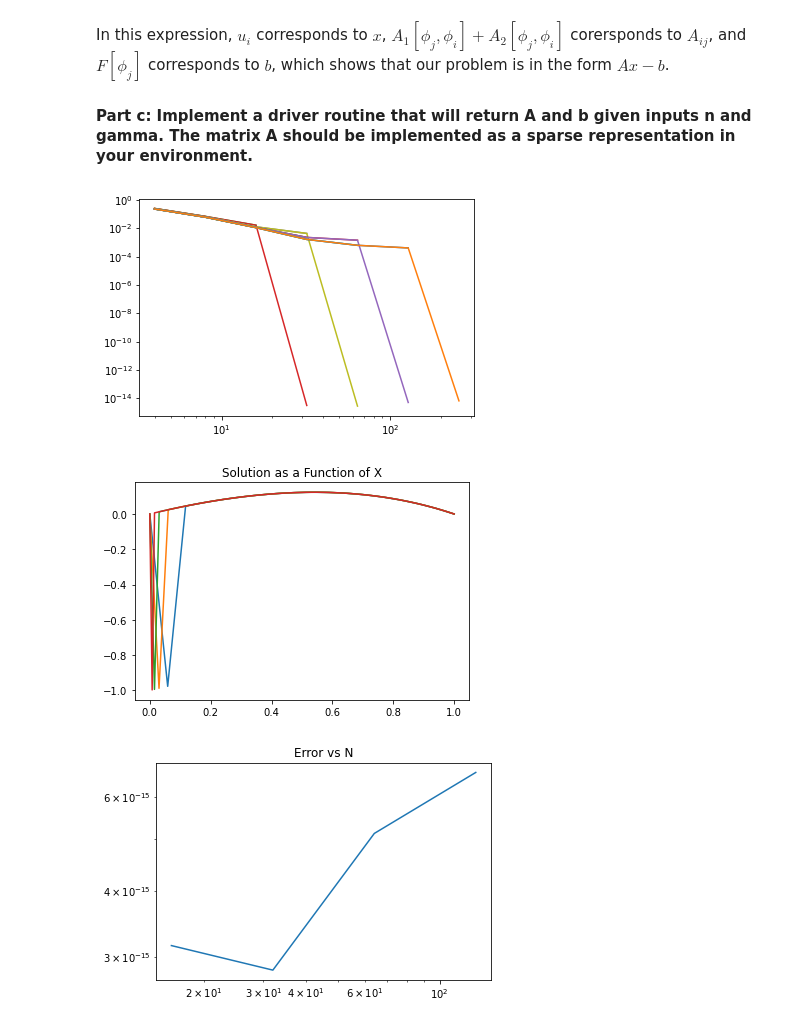
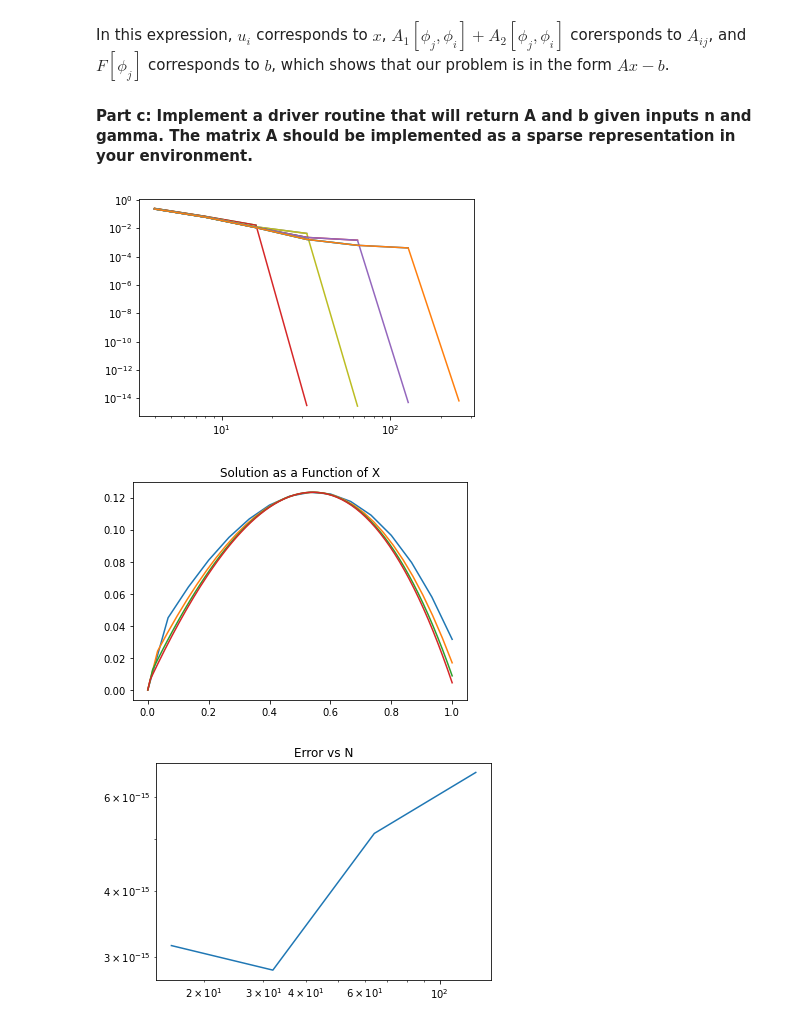
Before and after one commit to erasmussen4/530, a Jupyter notebook: 530LinAlgGroup.ipynb, the cells around one changed output. Saved outputs shown, nothing was run; the diff lists cells and outputs as text; code cells hidden in the pictures.

```diff
--- a/530LinAlgGroup.ipynb
+++ b/530LinAlgGroup.ipynb
@@ -117,36 +117,39 @@ def Graphing(gamma):
         res = 1
         while res > 10**(-6):
             M = np.identity(n[i])
             x,res = mygmres(I, b, x0, n[i], M, A )
             I = I * 2
             Ierrvec.append(res)
             Ivec.append(I)
             plt.figure(1)
             plt.loglog(Ivec, Ierrvec)
 
-        xscale = np.linspace(0,1,n[i]+2)
-        # x[0] = 0
+        # xscale = np.linspace(0,1,n[i]+2)
+        xscale = np.linspace(0,1,n[i])
+
+        #I'm just hard coding that for now until we figure it out
+        x[0] = 0
         # y = np.zeros(xscale.shape)
-        x = np.insert(x,0,0)
-        x = np.append( x, 0)
+        # x = np.insert(x,0,0)
+        # x = np.append( x, 0)
         # y[1:-1] = x
         # y[-1] = 0
         plt.figure(2)
         plt.plot(xscale,x)
         plt.title("Solution as a Function of X")
 
         nerrvec.append(res)
 
 
     plt.figure(3)
     # plt.subplot(1,2,1)
     plt.loglog(n, nerrvec)
     plt.title("Error vs N")
 
     plt.show()
 
 Graphing(1)
 # %% [output]
 [figure]
-[figure, old version]
+[figure, new version]
 [figure]
```
Also changed, not shown: parts of 1 cell of this notebook.
